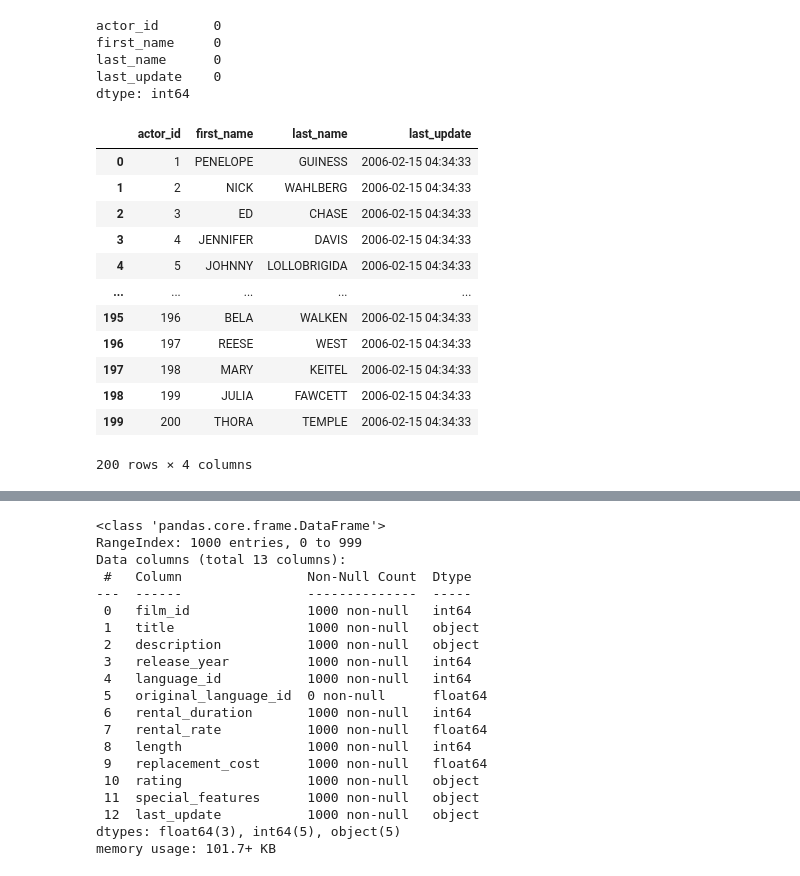
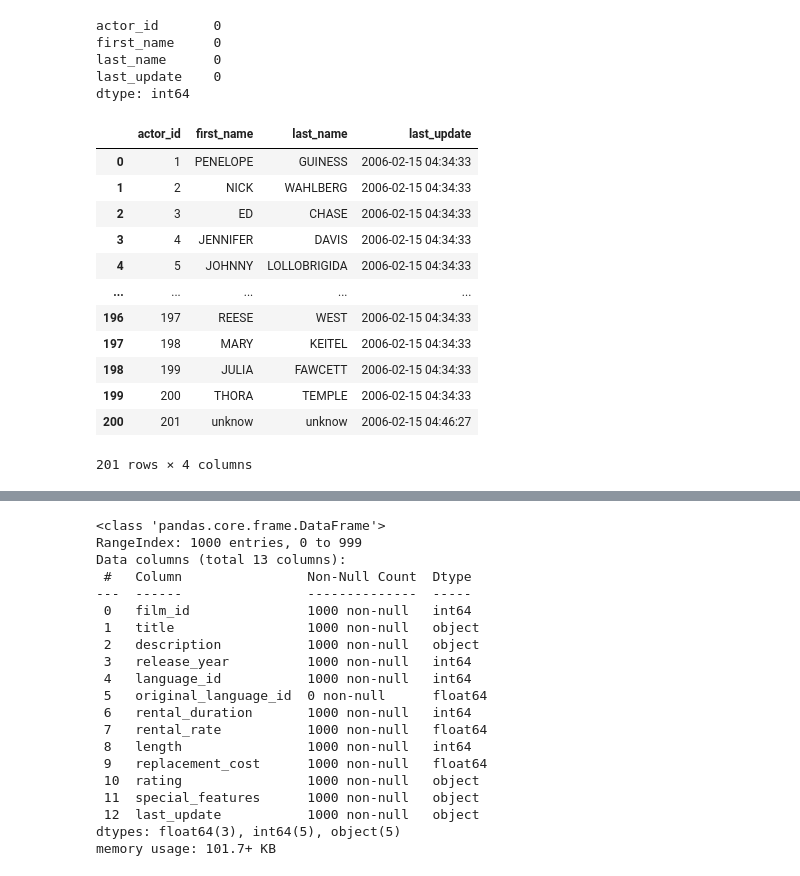
Before and after one commit to joeSL-ms/ProyectoSQL, a Jupyter notebook: data/Untitled-1.ipynb, the cells around one changed output, grey strips where cells are left out. Cells and saved outputs as stored; diff of their text form; code cells hidden in the pictures.

```diff
--- a/data/Untitled-1.ipynb
+++ b/data/Untitled-1.ipynb
@@ -14,22 +16,22 @@ first_name     0
 last_name      0
 last_update    0
 dtype: int64
-# %%
-df_act
-# %% [output]
-|  | actor_id | first_name | last_name | last_update |
-| 0 | 1 | PENELOPE | GUINESS | 2006-02-15 04:34:33 |
-| 1 | 2 | NICK | WAHLBERG | 2006-02-15 04:34:33 |
-| 2 | 3 | ED | CHASE | 2006-02-15 04:34:33 |
-| 3 | 4 | JENNIFER | DAVIS | 2006-02-15 04:34:33 |
-| 4 | 5 | JOHNNY | LOLLOBRIGIDA | 2006-02-15 04:34:33 |
-| ... | ... | ... | ... | ... |
-| 195 | 196 | BELA | WALKEN | 2006-02-15 04:34:33 |
-| 196 | 197 | REESE | WEST | 2006-02-15 04:34:33 |
-| 197 | 198 | MARY | KEITEL | 2006-02-15 04:34:33 |
-| 198 | 199 | JULIA | FAWCETT | 2006-02-15 04:34:33 |
-| 199 | 200 | THORA | TEMPLE | 2006-02-15 04:34:33 |
-200 rows × 4 columns
+# %%
+df_act.reset_index(drop=True)
+# %% [output]
+|  | actor_id | first_name | last_name | last_update |
+| 0 | 1 | PENELOPE | GUINESS | 2006-02-15 04:34:33 |
+| 1 | 2 | NICK | WAHLBERG | 2006-02-15 04:34:33 |
+| 2 | 3 | ED | CHASE | 2006-02-15 04:34:33 |
+| 3 | 4 | JENNIFER | DAVIS | 2006-02-15 04:34:33 |
+| 4 | 5 | JOHNNY | LOLLOBRIGIDA | 2006-02-15 04:34:33 |
+| ... | ... | ... | ... | ... |
+| 196 | 197 | REESE | WEST | 2006-02-15 04:34:33 |
+| 197 | 198 | MARY | KEITEL | 2006-02-15 04:34:33 |
+| 198 | 199 | JULIA | FAWCETT | 2006-02-15 04:34:33 |
+| 199 | 200 | THORA | TEMPLE | 2006-02-15 04:34:33 |
+| 200 | 201 | unknow | unknow | 2006-02-15 04:46:27 |
+201 rows × 4 columns
 # %%
 cate='category.csv'
 df_cat=pd.read_csv(cate)
```
Also changed, not shown: parts of 34 cells of this notebook.
